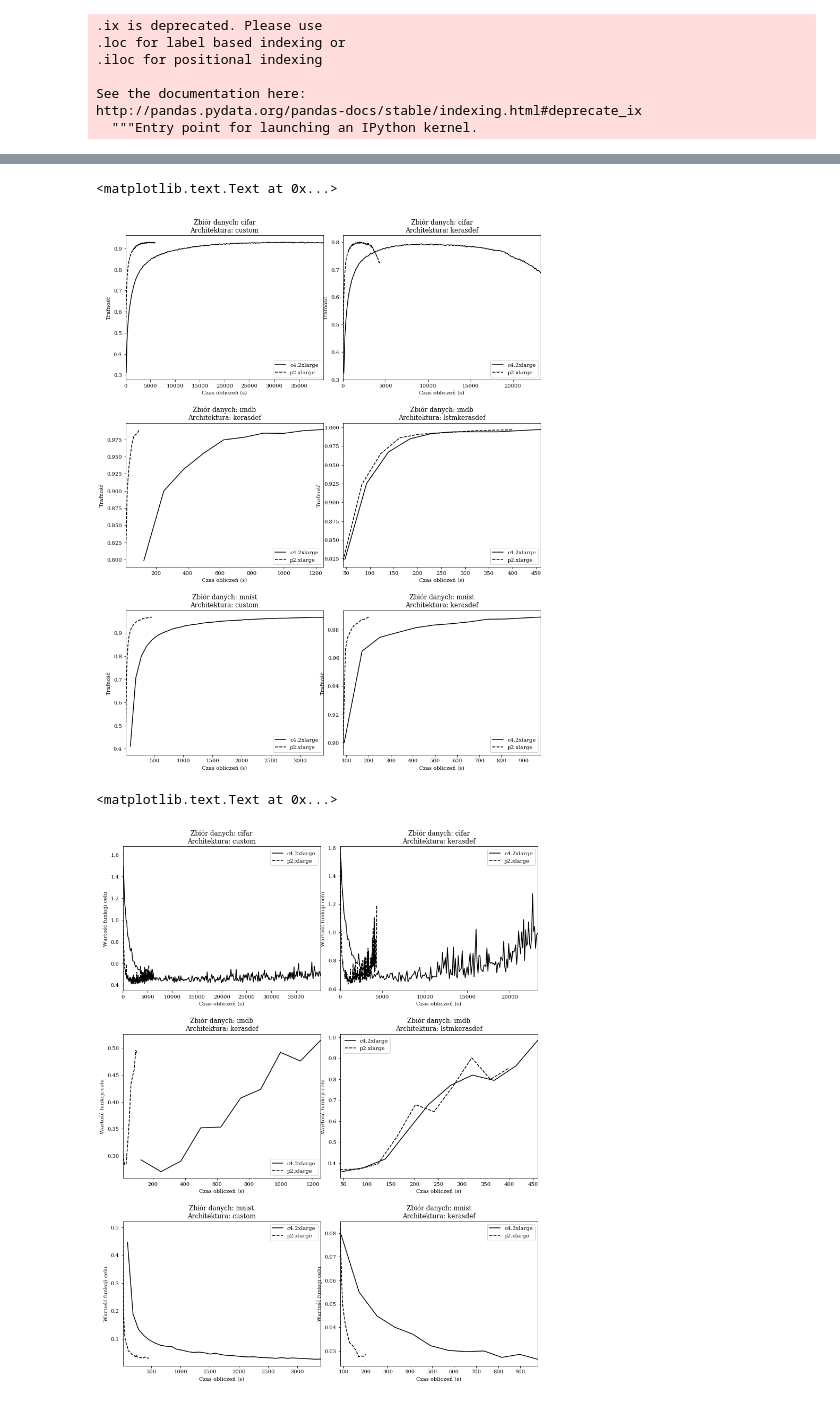
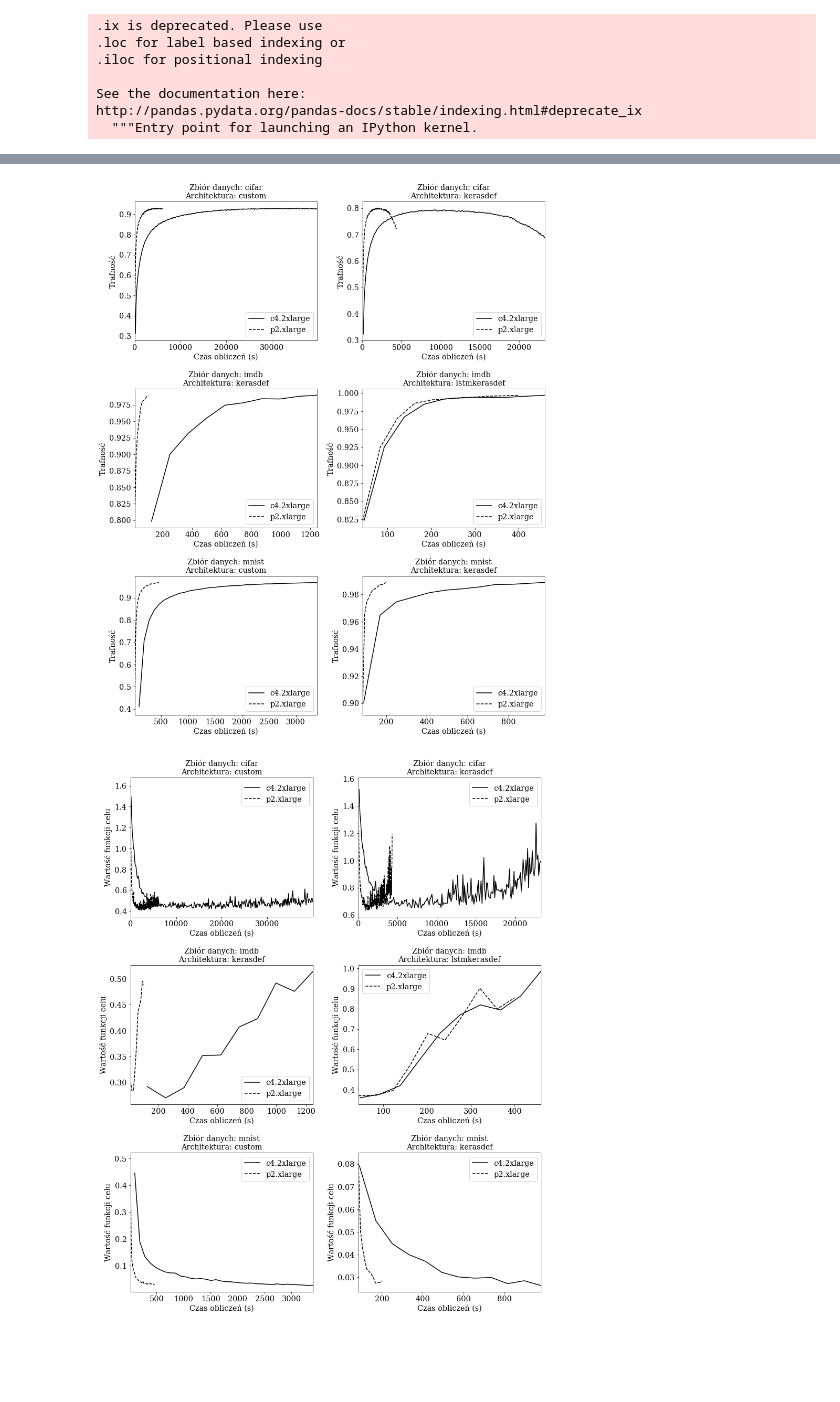
Before and after one commit to ronich/cloud4, a Jupyter notebook: deepcloud/analysis/exploratory.ipynb, the cells around one changed output, grey strips where cells are left out. Drawn from its saved outputs; the diff is of its cells as text; code cells hidden in the pictures; blank space fills up the shorter version.

```diff
--- a/deepcloud/analysis/exploratory.ipynb
+++ b/deepcloud/analysis/exploratory.ipynb
@@ -8,8 +8,12 @@ import matplotlib.pyplot as plt
 from math import floor
 # %%
 plt.rc('font', family='serif')
-plt.rc('xtick', labelsize='medium')
-plt.rc('ytick', labelsize='medium')
+
+plt.rc('xtick', labelsize='x-large')
+plt.rc('ytick', labelsize='x-large')
+plt.rc('axes', labelsize='x-large')
+plt.rc('axes', titlesize='x-large')
+plt.rc('legend', fontsize='x-large')
 # %%
 files = []
 for file in os.listdir('data'):
@@ -137,7 +140,7 @@ df_grp = tmp.groupby('data_arch')
 lsd = {'c4.2xlarge':'solid', 'p2.xlarge':'dashed'}
 # %%
 fig, axes = plt.subplots(nrows=3, ncols=2, figsize=[14, 18], sharey=False)
-fig.subplots_adjust(hspace=0.3,wspace=0.1)
+fig.subplots_adjust(hspace=0.35,wspace=0.25)
 
 # Loop through each group and plot boxplot to appropriate axis
 for i, k in enumerate(sorted(list(df_grp.groups.keys()))):
@@ -148,9 +151,13 @@ for i, k in enumerate(sorted(list(df_grp.groups.keys()))):
         labels.append(key)
         lines, _ = ax.get_legend_handles_labels()
         ax.legend(lines, labels, loc=1)
+        if i == 0:
+            start, end = ax.get_xlim()
+            ax.xaxis.set_ticks(range(0, int(end)+1, 10000))
     axes[floor(i/2)][i%2].set_title('Zbiór danych: {}\nArchitektura: {}'.format(k.split('_')[0], k.split('_')[1]))
     axes[floor(i/2)][i%2].set_xlabel('Czas obliczeń (s)')
     axes[floor(i/2)][i%2].set_ylabel('Wartość funkcji celu')
 
 fig.suptitle('')
+fig.savefig('fig:experiment_loss.png')
 # %% [output]
@@ -159,6 +165,6 @@ fig.suptitle('')
 # %%
 fig, axes = plt.subplots(nrows=3, ncols=2, figsize=[14, 18], sharey=False)
-fig.subplots_adjust(hspace=0.3,wspace=0.1)
+fig.subplots_adjust(hspace=0.35, wspace=0.25)
 
 # Loop through each group and plot boxplot to appropriate axis
 for i, k in enumerate(sorted(list(df_grp.groups.keys()))):
@@ -169,33 +175,39 @@ for i, k in enumerate(sorted(list(df_grp.groups.keys()))):
         labels.append(key)
         lines, _ = ax.get_legend_handles_labels()
         ax.legend(lines, labels, loc=4)
+        if i == 0:
+            start, end = ax.get_xlim()
+            ax.xaxis.set_ticks(range(0, int(end)+1, 10000))
     axes[floor(i/2)][i%2].set_title('Zbiór danych: {}\nArchitektura: {}'.format(k.split('_')[0], k.split('_')[1]))
     axes[floor(i/2)][i%2].set_xlabel('Czas obliczeń (s)')
     axes[floor(i/2)][i%2].set_ylabel('Trafność')
 
 fig.suptitle('')
+fig.savefig('fig:experiment_acc.png')
 # %% [output]
-<matplotlib.text.Text at 0x...>
-[figure, old version]
+[figure, new version]
 # %%
 fig, axes = plt.subplots(nrows=3, ncols=2, figsize=[14, 18], sharey=False)
-fig.subplots_adjust(hspace=0.3,wspace=0.1)
+fig.subplots_adjust(hspace=0.35,wspace=0.25)
 
 # Loop through each group and plot boxplot to appropriate axis
 for i, k in enumerate(sorted(list(df_grp.groups.keys()))):
     group = df_grp.get_group(k)
     for key, grp in group.groupby(['instance_type']):
         ax = grp.plot(ax=axes[floor(i/2)][i%2], kind='line', x='timecum', y='val_loss', c='black', ls=lsd.get(key))
         labels.append(key)
+        if i == 0:
+            start, end = ax.get_xlim()
+            ax.xaxis.set_ticks(range(0, int(end)+1, 10000))
     lines, _ = ax.get_legend_handles_labels()
     ax.legend(lines, labels, loc='best')
     axes[floor(i/2)][i%2].set_title('Zbiór danych: {}\nArchitektura: {}'.format(k.split('_')[0], k.split('_')[1]))
     axes[floor(i/2)][i%2].set_xlabel('Czas obliczeń (s)')
     axes[floor(i/2)][i%2].set_ylabel('Wartość funkcji celu')
 
 fig.suptitle('')
+fig.savefig('fig:experiment_loss_val.png')
 # %% [output]
-<matplotlib.text.Text at 0x...>
-[figure, old version]
+[figure, new version]
 # %%
 fig, axes = plt.subplots(nrows=3, ncols=2, figsize=[14, 18], sharey=False)
```
Also changed, not shown: parts of 4 cells of this notebook, 15 other files.
